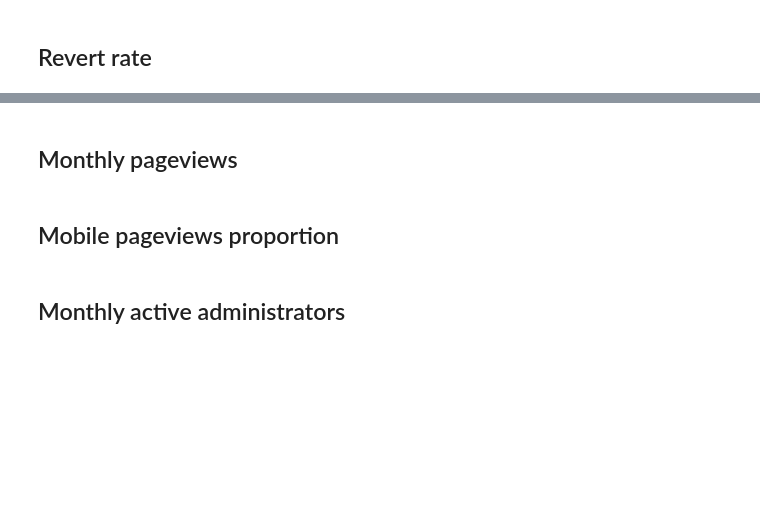
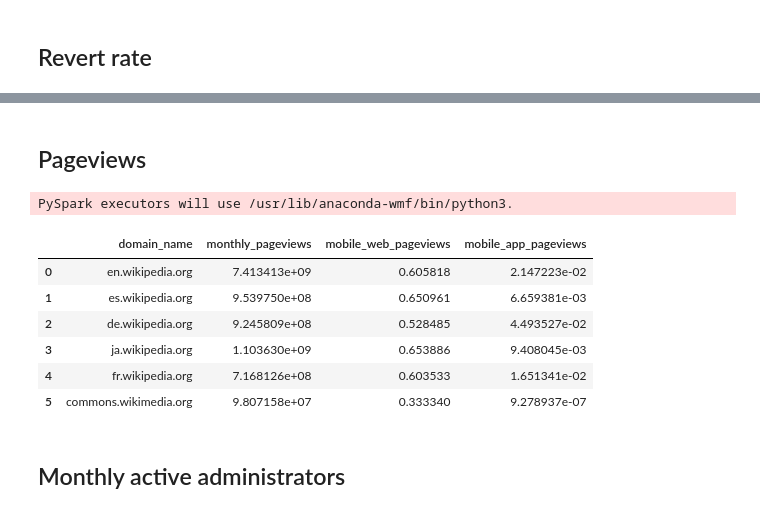
Before and after one commit to wikimedia-research/wiki-comparison, a Jupyter notebook: data-collection/data-collection.ipynb, the cells around one changed output, grey strips where cells are left out. Drawn from its saved outputs; the diff is of its cells as text; code cells hidden in the pictures; blank space fills up the shorter version.

```diff
--- a/data-collection/data-collection.ipynb
+++ b/data-collection/data-collection.ipynb
@@ -138,5 +206,6 @@ wikis["overall_SIZE_rank"] = rank
 with open("queries/new_editor_retention.hql") as f:
     q = f.read()
 
-ner = wmf.hive.run(
-    q.format(start = "{ner_start}", end = "{ner_end}").format(**query_vars))
+ner = wmf.spark.run(
+    q.format(**query_vars)
+)
@@ -247,11 +359,10 @@ merge_in(mmep)
 # %% [markdown]
 ## Revert rate
 # %%
-rr = wmf.hive.run("""
+rr = wmf.spark.run("""
     SELECT
         wiki_db AS database_code,
-        SUM(IF(revision_is_identity_reverted, 1, 0)) / COUNT(*) AS revert_rate
-        --SUM(CAST(revision_is_identity_reverted AS INT)) / COUNT(*) AS revert_rate
+        SUM(CAST(revision_is_identity_reverted AS INT)) / COUNT(*) AS revert_rate
     FROM
         wmf.mediawiki_history
     WHERE
@@ -263,5 +374,3 @@ rr = wmf.hive.run("""
         AND SIZE(event_user_is_bot_by_historical) = 0
     GROUP BY wiki_db
 """.format(**query_vars))
-
-top_10(rr, "revert_rate")
@@ -268,16 +389,31 @@ top_10(rr, "revert_rate")
 # %%
 merge_in(rr)
-# %% [markdown]
-## Monthly pageviews
+# %% [markdown]
+## Pageviews
 # %%
-pageviews = hive.run("""
-SELECT CONCAT("https://", project, ".org") AS domain_name,
-       SUM(view_count)/12 AS monthly_average_pageviews
+pv = wmf.spark.run("""
+SELECT
+    IF(
+        project IN ("mediawiki", "wikidata"),
+        CONCAT("www.", project, ".org"),
+        CONCAT(project, ".org")
+    ) AS domain_name,
+    SUM(view_count) / 12 AS monthly_pageviews,
+    SUM(CASE WHEN access_method = "mobile web" THEN view_count END)
+        / SUM(view_count) AS mobile_web_pageviews,
+    SUM(CASE WHEN access_method = "mobile app" THEN view_count END)
+        / SUM(view_COUNT) AS mobile_app_pageviews
 FROM wmf.projectview_hourly
 WHERE
     agent_type = "user"
-    AND CONCAT(year, LPAD(month, 2, '0')) >= "{pv_start}"
-    AND CONCAT(year, LPAD(month, 2, '0')) < "{pv_end}"
-GROUP BY CONCAT("https://", project, ".org")
+    AND CONCAT(year, LPAD(month, 2, "0")) >= "{pv_start}"
+    AND CONCAT(year, LPAD(month, 2, "0")) < "{pv_end}"
+GROUP BY
+    IF(
+        project IN ("mediawiki", "wikidata"),
+        CONCAT("www.", project, ".org"),
+        CONCAT(project, ".org")
+    )
 """.format(**query_vars))
-top_10(pageviews, "monthly_average_pageviews")
+# %% [output]
+PySpark executors will use /usr/lib/anaconda-wmf/bin/python3.
@@ -286 +420,11 @@ pageviews = pageviews.replace("https://wikidata.org", "https://www.wikidata.org"
+# %%
+check(pv, index_col="domain_name")
+# %% [output]
+|  | domain_name | monthly_pageviews | mobile_web_pageviews | mobile_app_pageviews |
+| 0 | en.wikipedia.org | 7.413413e+09 | 0.605818 | 2.147223e-02 |
+| 1 | es.wikipedia.org | 9.539750e+08 | 0.650961 | 6.659381e-03 |
+| 2 | de.wikipedia.org | 9.245809e+08 | 0.528485 | 4.493527e-02 |
+| 3 | ja.wikipedia.org | 1.103630e+09 | 0.653886 | 9.408045e-03 |
+| 4 | fr.wikipedia.org | 7.168126e+08 | 0.603533 | 1.651341e-02 |
+| 5 | commons.wikimedia.org | 9.807158e+07 | 0.333340 | 9.278937e-07 |
 # %%
@@ -288,2 +431,0 @@ merge_in(pageviews, on="domain_name")
-# %% [markdown]
-## Mobile pageviews proportion
```
Also changed, not shown: parts of 95 cells of this notebook, 2 other files.
